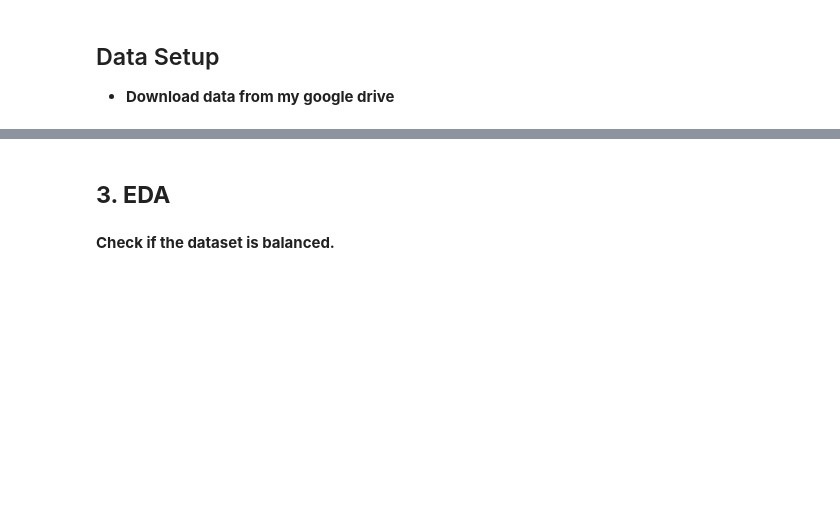
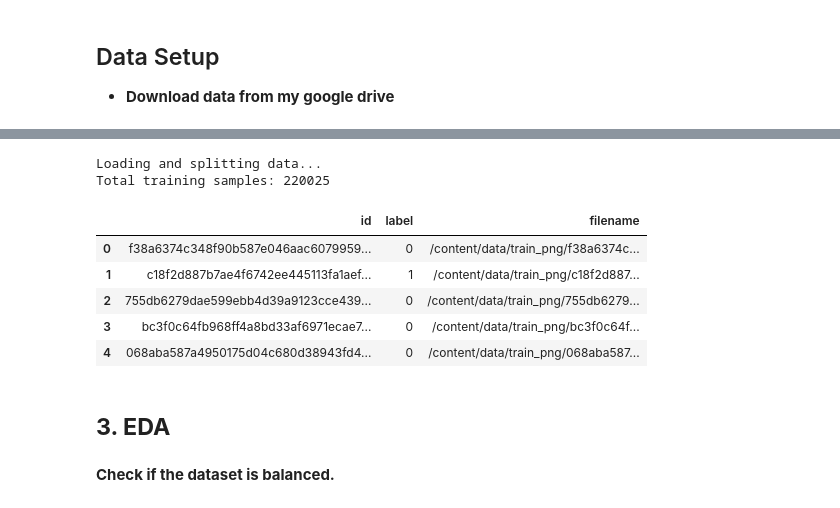
Before and after one commit to RockDeng110/Histopathologic-Cancer-Detection-Kaggle, a Jupyter notebook: histopathologic_cancer_detection.ipynb, the cells around one changed output, grey strips where cells are left out. Cells and saved outputs as stored; diff of their text form; code cells hidden in the pictures; blank space fills up the shorter version.

```diff
--- a/histopathologic_cancer_detection.ipynb
+++ b/histopathologic_cancer_detection.ipynb
@@ -135,3 +228,38 @@ all_labels_df.head()
+# %%
+TRAIN_DATA_DIR = os.path.join(BASE_PATH, "train_png")
+TEST_DATA_DIR = os.path.join(BASE_PATH, "test")
+LABELS_CSV_PATH = os.path.join(BASE_PATH, "train_labels.csv")
+
+
+if not os.path.exists(TRAIN_DATA_DIR) or not os.path.exists(LABELS_CSV_PATH):
+    print(f"Error: Data paths not found.")
+    print(f"Please check: \nTRAIN_DATA_DIR = {TRAIN_DATA_DIR}")
+    print(f"LABELS_CSV_PATH = {LABELS_CSV_PATH}")
+
+# 1. 加载和拆分数据
+print("Loading and splitting data...")
+all_labels_df = pd.read_csv(LABELS_CSV_PATH)
+
+# 创建 'filename' 列，包含完整的图像路径
+all_labels_df['filename'] = all_labels_df['id'].apply(
+    lambda x: os.path.join(TRAIN_DATA_DIR, x + '.png')
+)
+
+# 将标签转换为整数
+all_labels_df['label'] = all_labels_df['label'].astype(int)
+
+
+print(f"Total training samples: {len(all_labels_df)}")
+all_labels_df.head()
+# %% [output]
+Loading and splitting data...
+Total training samples: 220025
+|  | id | label | filename |
+| 0 | f38a6374c348f90b587e046aac6079959... | 0 | /content/data/train_png/f38a6374c... |
+| 1 | c18f2d887b7ae4f6742ee445113fa1aef... | 1 | /content/data/train_png/c18f2d887... |
+| 2 | 755db6279dae599ebb4d39a9123cce439... | 0 | /content/data/train_png/755db6279... |
+| 3 | bc3f0c64fb968ff4a8bd33af6971ecae7... | 0 | /content/data/train_png/bc3f0c64f... |
+| 4 | 068aba587a4950175d04c680d38943fd4... | 0 | /content/data/train_png/068aba587... |
 # %% [markdown]
 ## **3\. EDA**
 # %% [markdown]
```
Also changed, not shown: parts of 10 cells of this notebook.
